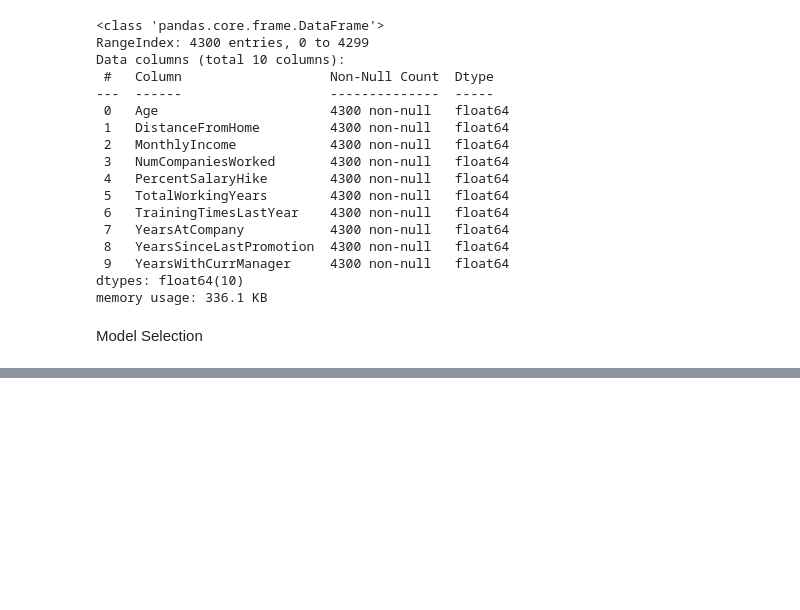
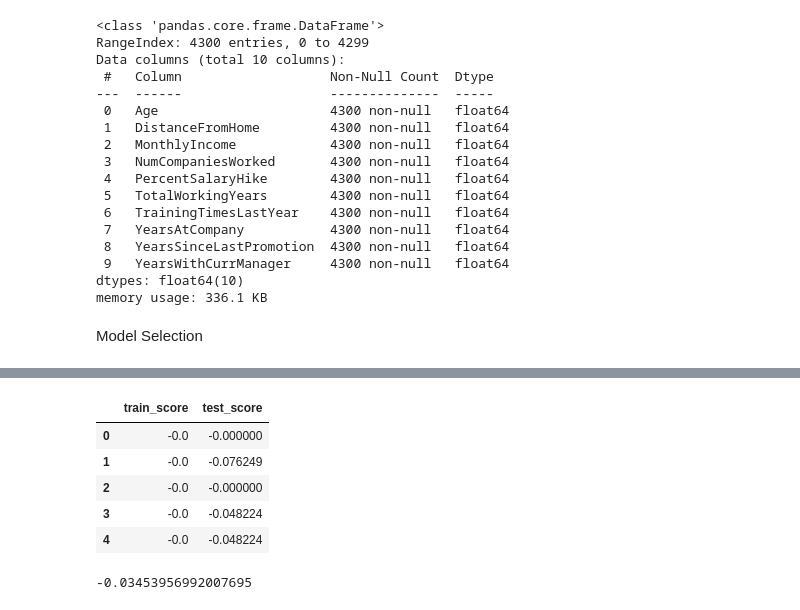
Before and after one commit to anaperez10/Analiticalll, a Jupyter notebook: RRHH.ipynb, the cells around one changed output, grey strips where cells are left out. Saved outputs shown, nothing was run; the diff lists cells and outputs as text; code cells hidden in the pictures; blank space fills up the shorter version.

```diff
--- a/RRHH.ipynb
+++ b/RRHH.ipynb
@@ -834,0 +869,17 @@ rmse.plot(kind='box')
+# %%
+train_rf = pd.DataFrame(eval['train_score'])
+test_rf = pd.DataFrame(eval['test_score'])
+train_test_rf = pd.concat([train_rf,test_rf],axis=1)
+train_test_rf.columns = ['train_score','test_score']
+train_test_rf
+# %% [output]
+|  | train_score | test_score |
+| 0 | -0.0 | -0.000000 |
+| 1 | -0.0 | -0.076249 |
+| 2 | -0.0 | -0.000000 |
+| 3 | -0.0 | -0.048224 |
+| 4 | -0.0 | -0.048224 |
+# %%
+train_test_rf["test_score"].mean()
+# %% [output]
+-0.03453956992007695
```
Also changed, not shown: parts of 10 cells of this notebook.
